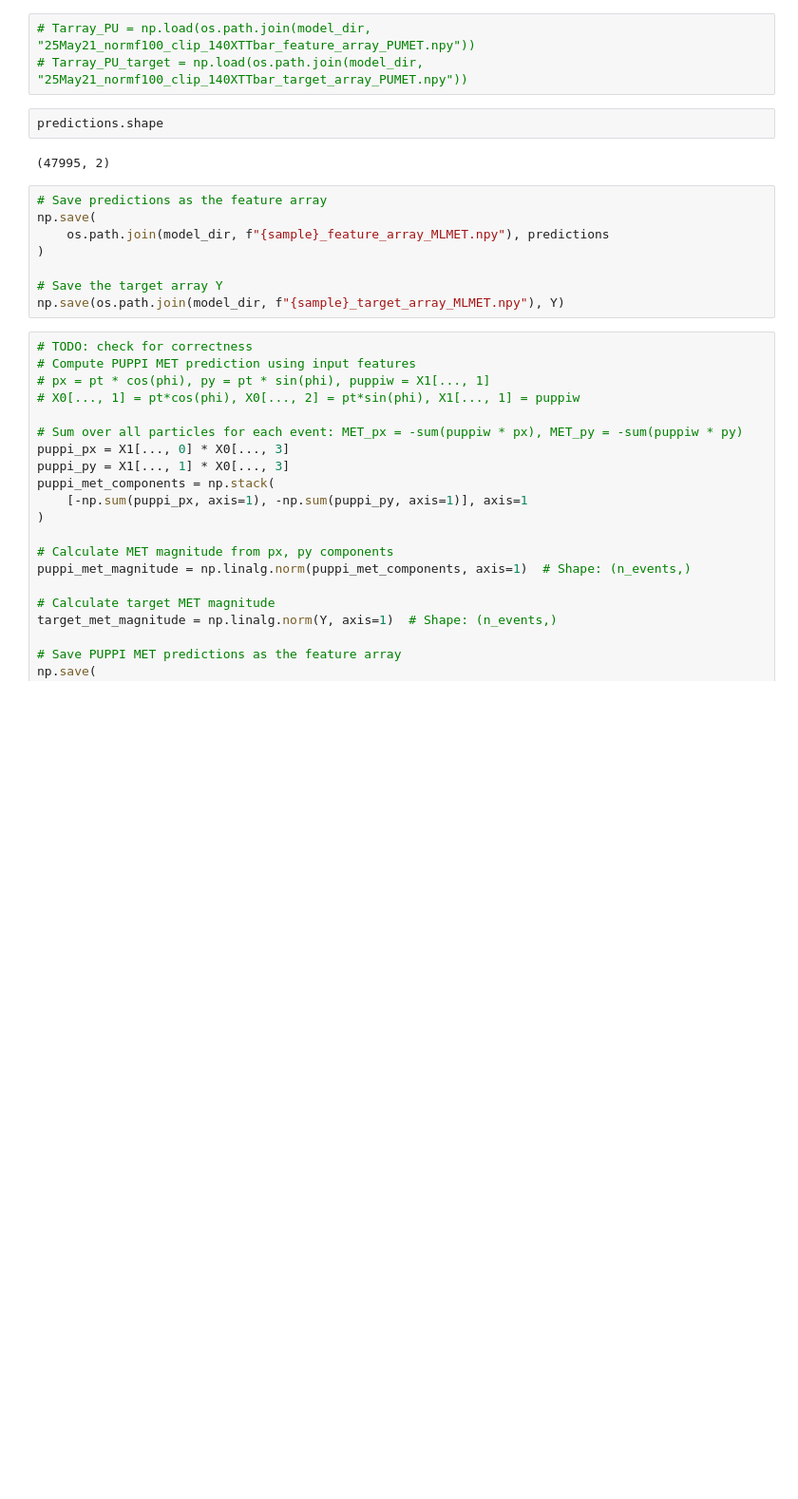
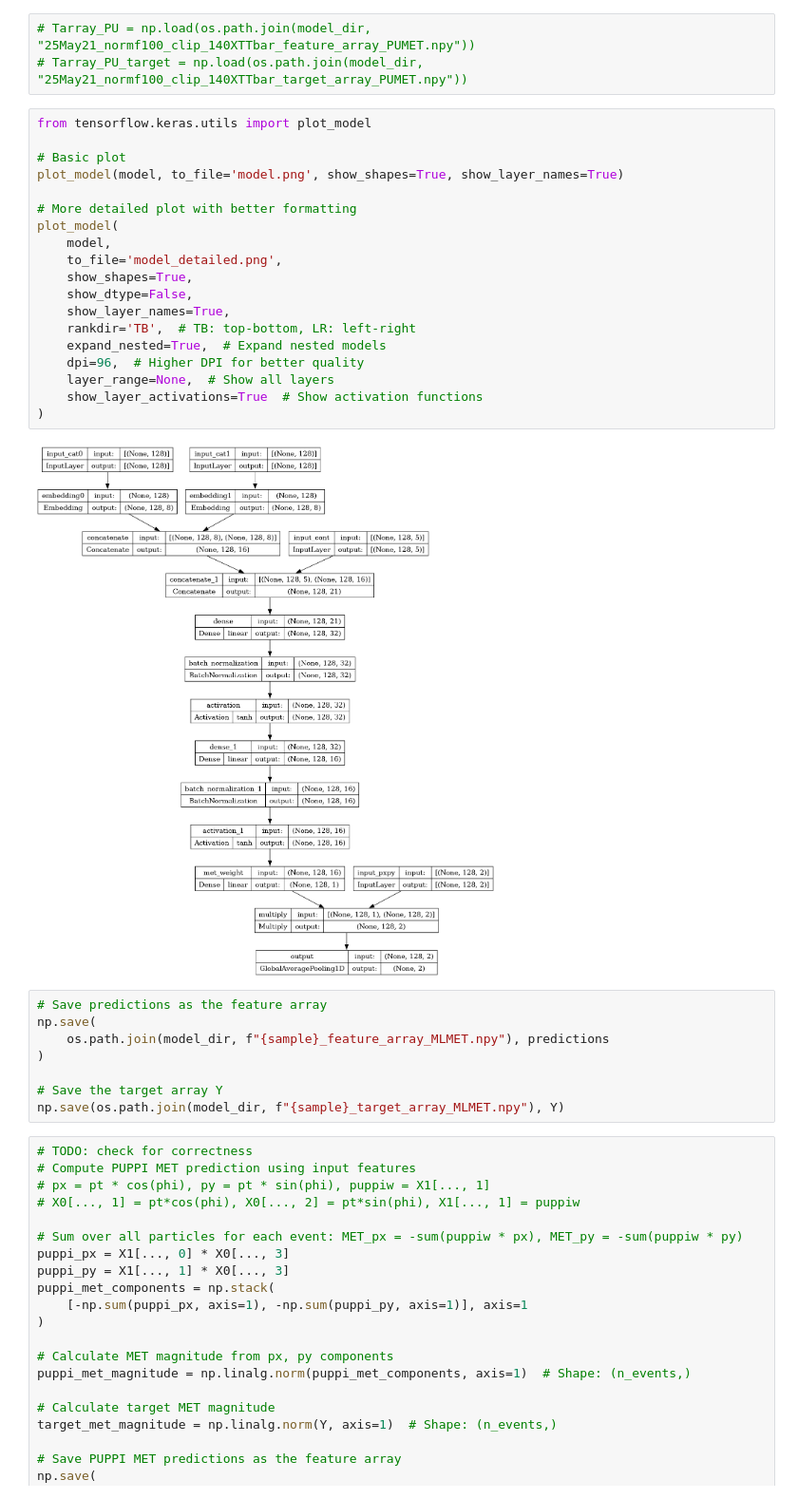
Before and after one commit to ucsd-hep-ex/L1METML, a Jupyter notebook: notebooks/inference.ipynb, the cells around one changed output. Shown: that part at 95% size. Drawn from its saved outputs; the diff is of its cells as text; blank space fills up the shorter version.

```diff
--- a/notebooks/inference.ipynb
+++ b/notebooks/inference.ipynb
@@ -108,10 +110,27 @@ target_magnitudes = np.linalg.norm(Y, axis=1)
 # %%
 # Tarray_PU = np.load(os.path.join(model_dir, "25May21_normf100_clip_140XTTbar_feature_array_PUMET.npy"))
 # Tarray_PU_target = np.load(os.path.join(model_dir, "25May21_normf100_clip_140XTTbar_target_array_PUMET.npy"))
-# %%
-predictions.shape
-# %% [output]
-(47995, 2)
+# %%
+from tensorflow.keras.utils import plot_model
+
+# Basic plot
+plot_model(model, to_file='model.png', show_shapes=True, show_layer_names=True)
+
+# More detailed plot with better formatting
+plot_model(
+    model,
+    to_file='model_detailed.png',
+    show_shapes=True,
+    show_dtype=False,
+    show_layer_names=True,
+    rankdir='TB',  # TB: top-bottom, LR: left-right
+    expand_nested=True,  # Expand nested models
+    dpi=96,  # Higher DPI for better quality
+    layer_range=None,  # Show all layers
+    show_layer_activations=True  # Show activation functions
+)
+# %% [output]
+[figure, added]
 # %%
 # Save predictions as the feature array
 np.save(
```
Also changed, not shown: parts of 10 cells of this notebook, 6 other files.
